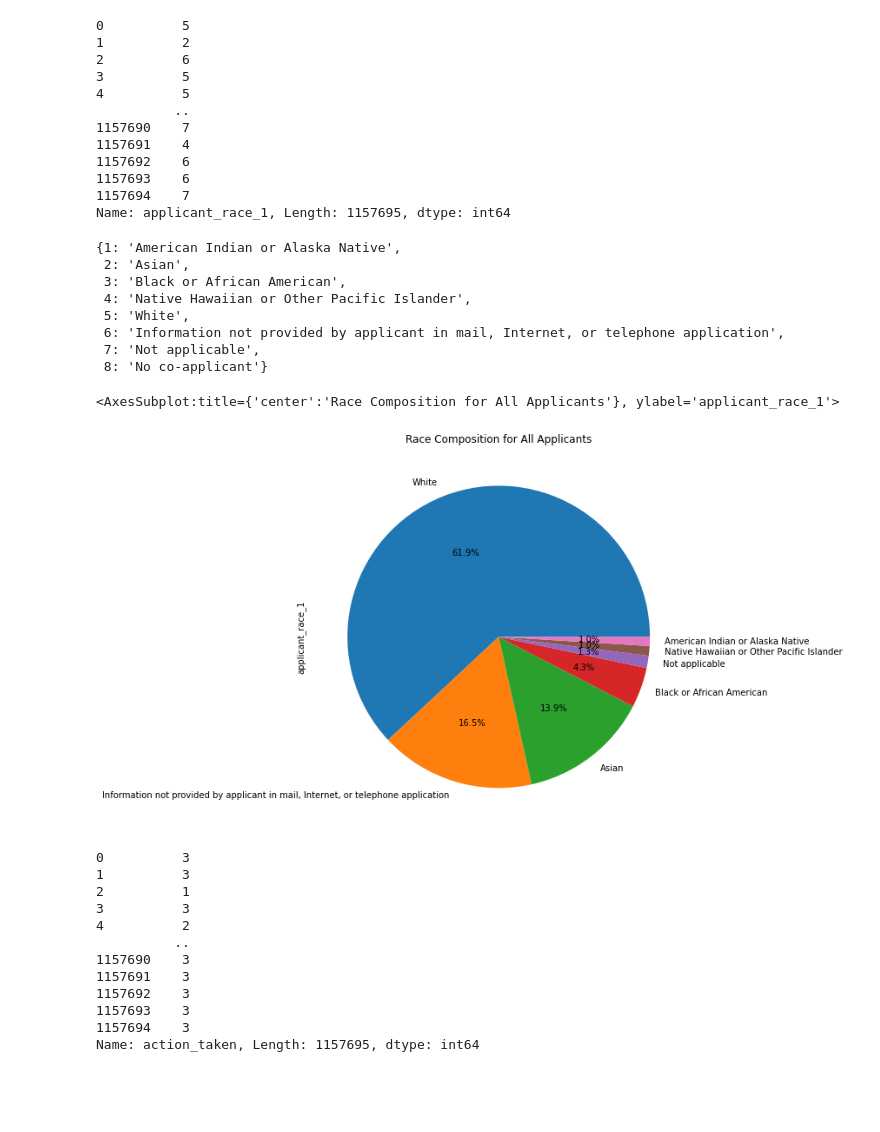
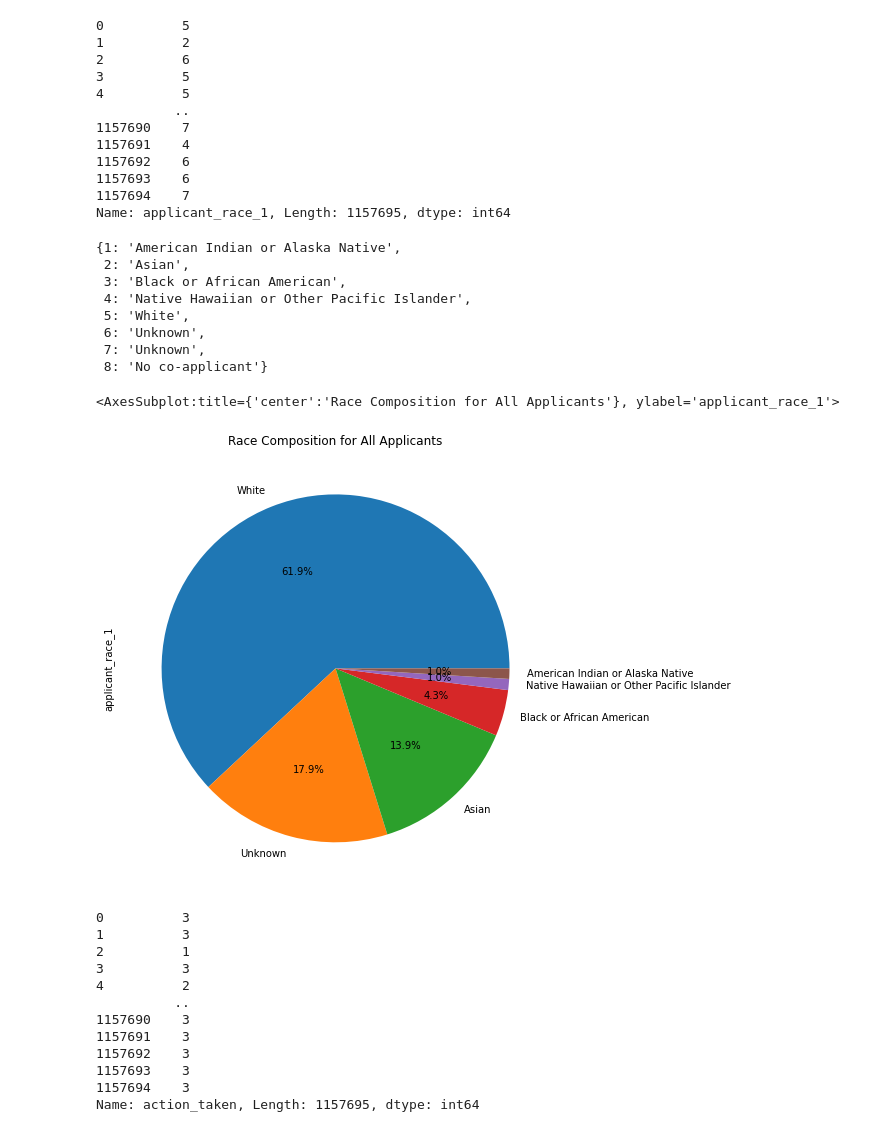
Before and after one commit to YihengYe/ECE143-HMDA_Mortagage_Analysis_and_Prediction, a Jupyter notebook: notebooks/Raw_EDA_3_Race analysis.ipynb, the cells around one changed output. Drawn from its saved outputs; the diff is of its cells as text; code cells hidden in the pictures; blank space fills up the shorter version.

```diff
--- a/notebooks/Raw_EDA_3_Race analysis.ipynb
+++ b/notebooks/Raw_EDA_3_Race analysis.ipynb
@@ -76,6 +77,10 @@ Name: applicant_race_1, Length: 1157695, dtype: int64
 # %%
 RaceMap=code_map['race'].copy()
 #genderMap[3]='Information not provided by applicant'
+# %%
+RaceMap=code_map['race'].copy()
+RaceMap[6]='Unknown'
+RaceMap[7]='Unknown'
 # %%
 RaceMap
 # %% [output]
@@ -84,18 +89,18 @@ RaceMap
  3: 'Black or African American',
  4: 'Native Hawaiian or Other Pacific Islander',
  5: 'White',
- 6: 'Information not provided by applicant in mail, Internet, or telephone application',
- 7: 'Not applicable',
+ 6: 'Unknown',
+ 7: 'Unknown',
  8: 'No co-applicant'}
 # %%
-Race_total=skimmed_df['applicant_race_1'].value_counts()
+Race_total=skimmed_df['applicant_race_1'].replace(RaceMap).value_counts()
 plt.figure(figsize=(8,8))
 Race_total=Race_total.rename(index=RaceMap)
 Race_total.plot.pie(legend=False, title='Race Composition for All Applicants',autopct='%1.1f%%')
 #plt.savefig(image_path+'Total_applicant_gender.png', bbox_inches='tight')
 # %% [output]
 <AxesSubplot:title={'center':'Race Composition for All Applicants'}, ylabel='applicant_race_1'>
-[figure, old version]
+[figure, new version]
 # %%
 skimmed_df['action_taken']
 # %% [output]
```
Also changed, not shown: parts of 29 cells of this notebook.
